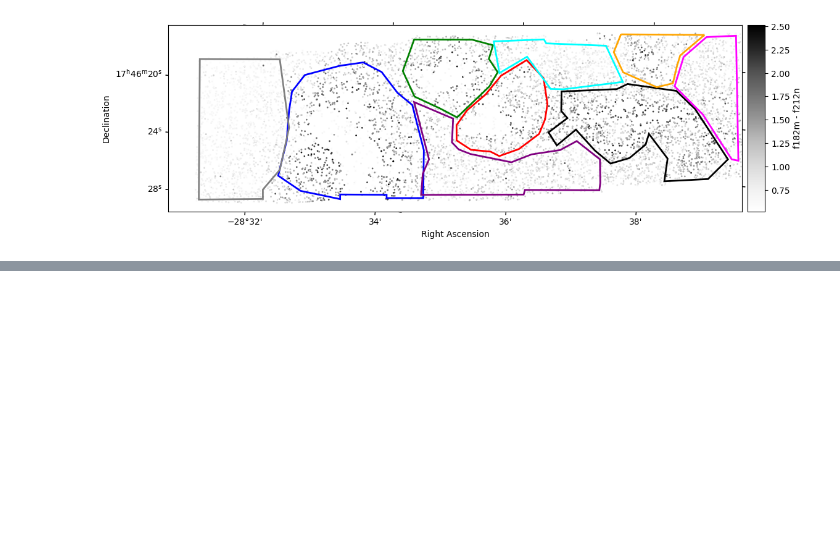
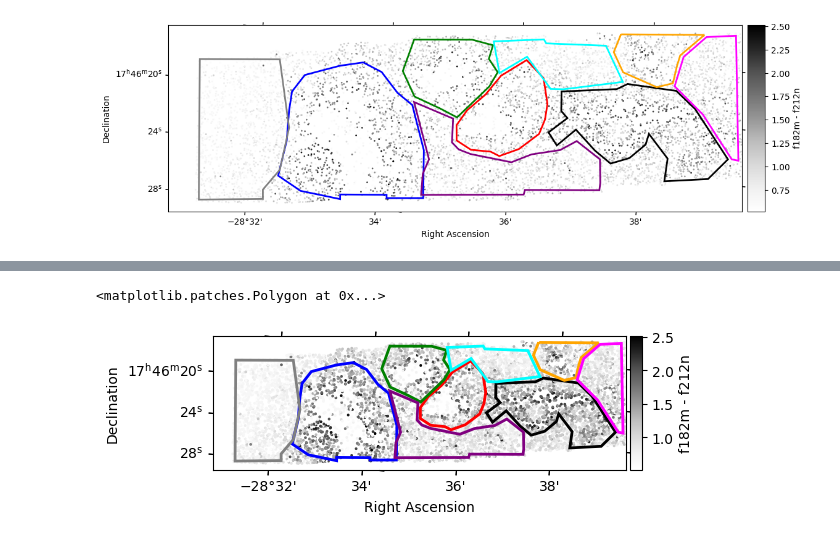
Before and after one commit to SpacialTree/dustridge-cd, a Jupyter notebook: notebooks/dustridge_analysis.ipynb, the cells around one changed output, grey strips where cells are left out. Saved outputs shown, nothing was run; the diff lists cells and outputs as text; code cells hidden in the pictures; blank space fills up the shorter version.

```diff
--- a/notebooks/dustridge_analysis.ipynb
+++ b/notebooks/dustridge_analysis.ipynb
@@ -159,0 +162,20 @@ plt.tight_layout()
+# %%
+fig = plt.figure(figsize=(12,8))
+ax = plt.subplot(411, projection=ww)
+ax.imshow(nanfield)
+cat_rc.plot_position(s=1, c=cat_rc.color('f182m', 'f212n'), cmap='Greys', transform=ax.get_transform('world'))
+cax = ax.inset_axes([1.01, 0., 0.03, 1])
+plt.colorbar(ax.collections[0], cax=cax, orientation='vertical', label='f182m - f212n')
+
+reg_f[0].to_pixel(ww).plot(ax=ax, edgecolor='k', facecolor='none', lw=2)
+reg_c1[0].to_pixel(ww).plot(ax=ax, edgecolor='r', facecolor='none', lw=2)
+reg_c2[0].to_pixel(ww).plot(ax=ax, edgecolor='g', facecolor='none', lw=2)
+reg_d[0].to_pixel(ww).plot(ax=ax, edgecolor='b', facecolor='none', lw=2)
+reg_b[0].to_pixel(ww).plot(ax=ax, edgecolor='orange', facecolor='none', lw=2)
+reg_fil_r[0].to_pixel(ww).plot(ax=ax, edgecolor='magenta', facecolor='none', lw=2)
+reg_left_cd[0].to_pixel(ww).plot(ax=ax, edgecolor='grey', facecolor='none', lw=2)
+reg_c_s[0].to_pixel(ww).plot(ax=ax, edgecolor='purple', facecolor='none', lw=2)
+reg_c_n[0].to_pixel(ww).plot(ax=ax, edgecolor='cyan', facecolor='none', lw=2)
+# %% [output]
+<matplotlib.patches.Polygon at 0x...>
+[figure, added]
```
Also changed, not shown: parts of 9 cells of this notebook.
